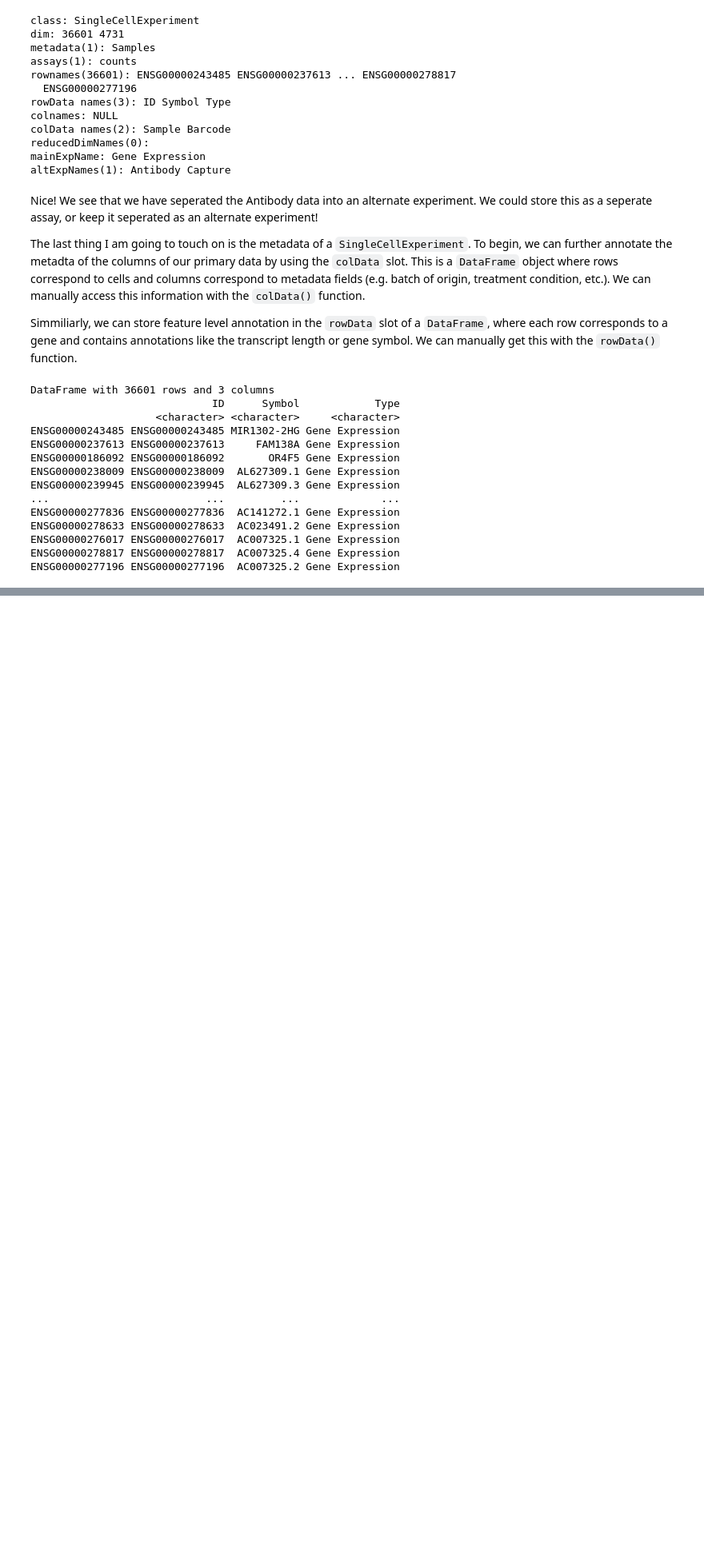
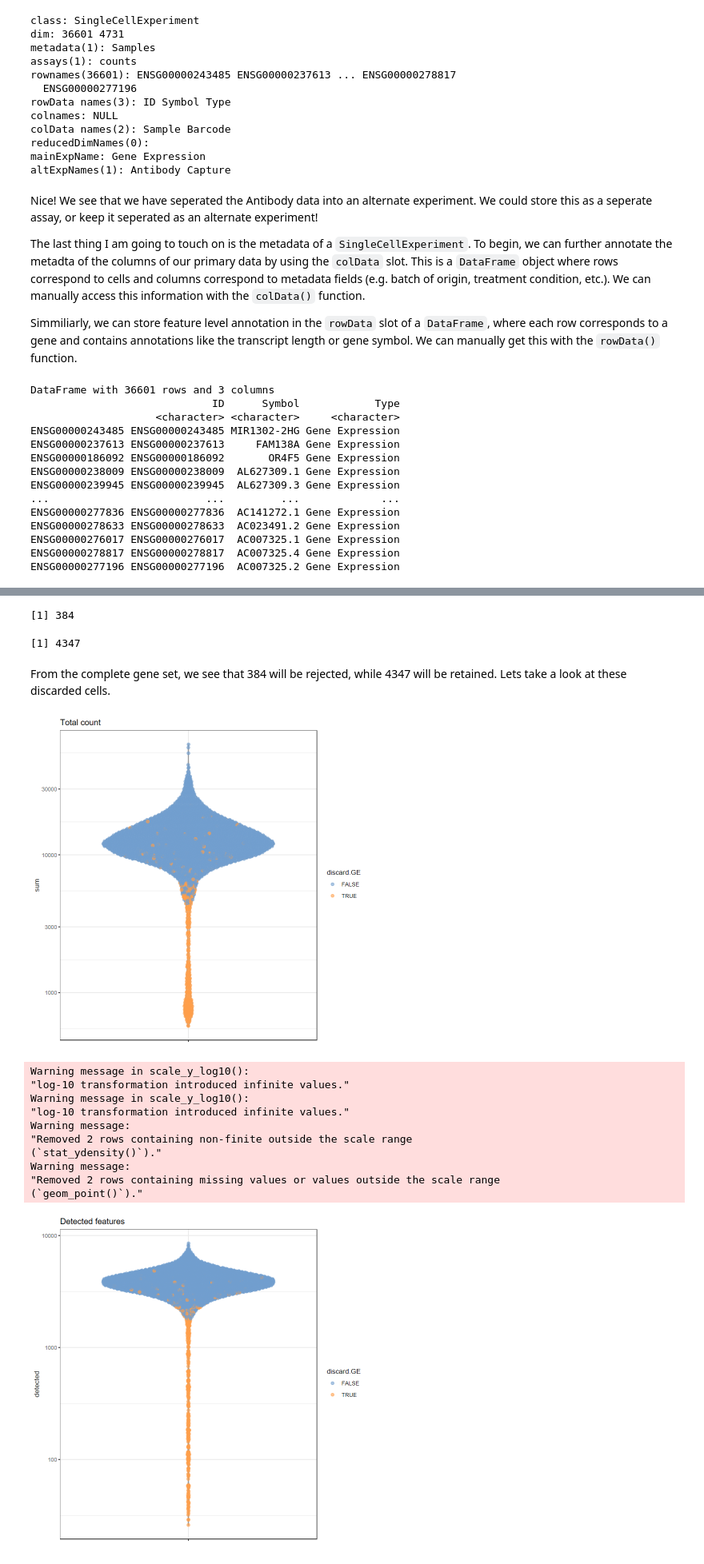
Before and after one commit to piyush-1903/ZandstraEaves_DirectedStudies, a Jupyter notebook: Aim1/d0_RnaSeq/d0_Analysis.ipynb, the cells around one changed output, grey strips where cells are left out. Shown at 80% size. Drawn from its saved outputs; the diff is of its cells as text; code cells hidden in the pictures; blank space fills up the shorter version.

Commit message:
identified outlier d0s, will be removing them next

```diff
--- a/Aim1/d0_RnaSeq/d0_Analysis.ipynb
+++ b/Aim1/d0_RnaSeq/d0_Analysis.ipynb
@@ -46,7 +46,7 @@ On Day0, a cryopreserved aliquot of these progwas thawed. Cells were then resusp
 # %%
 # Creation of SingleCellExperiment Object
 library(DropletUtils)
-sce <- read10xCounts("data/")
+sce <- read10xCounts("data/filteredOutput")
 sce
 # %% [output]
 class: SingleCellExperiment
@@ -167,0 +183,10 @@ To avoid/mitigate these issues, we need to remove the problematic cells at the t
+# %%
+# Identifying mitochondrial transcripts
+
+mito <- grep("^MT-", rowData(split_sce)$Symbol)
+
+library(scuttle)
+
+mito_qc <- perCellQCMetrics(split_sce, subsets = list(Mito = mito))
+
+head(mito_qc)
@@ -167,0 +213,4 @@ To avoid/mitigate these issues, we need to remove the problematic cells at the t
+# %%
+mito_decisions <- perCellQCFilters(mito_qc, sub.fields = c("subsets_Mito_percent"))
+
+head(mito_decisions)
@@ -167,0 +229,39 @@ To avoid/mitigate these issues, we need to remove the problematic cells at the t
+# %%
+discard.GE <- mito_decisions$discard
+
+sum(discard.GE == TRUE)
+sum(discard.GE == FALSE)
+
+# Adding this information to the metadata of SingleCellExperiment Object
+colData(split_sce) <- cbind(colData(split_sce), mito_qc)
+
+split_sce$discard.GE <- discard.GE
+# %% [output]
+[1] 384
+[1] 4347
+# %% [markdown]
+From the complete gene set, we see that 384 will be rejected, while 4347 will be retained. Lets take a look at these discarded cells.
+# %%
+library(scater)
+
+# total UMI
+plotColData(split_sce, y = "sum", colour_by = "discard.GE") + scale_y_log10() + ggtitle("Total count") # nolint: line_length_linter.
+
+# detected genes
+plotColData(split_sce, y = "detected", colour_by = "discard.GE") + scale_y_log10() + ggtitle("Detected features") # nolint: line_length_linter.
+
+# mito percent
+plotColData(split_sce, y = "subsets_Mito_percent", colour_by = "discard.GE") + scale_y_log10() + ggtitle("Mito percent") # nolint: line_length_linter.
+# %% [output]
+[figure, added]
+Warning message in scale_y_log10():
+"log-10 transformation introduced infinite values."
+Warning message in scale_y_log10():
+"log-10 transformation introduced infinite values."
+Warning message:
+"Removed 2 rows containing non-finite outside the scale range
+(`stat_ydensity()`)."
+Warning message:
+"Removed 2 rows containing missing values or values outside the scale range
+(`geom_point()`)."
+[figure, added]
```
Also changed, not shown: parts of 12 cells of this notebook, 11 other files.
